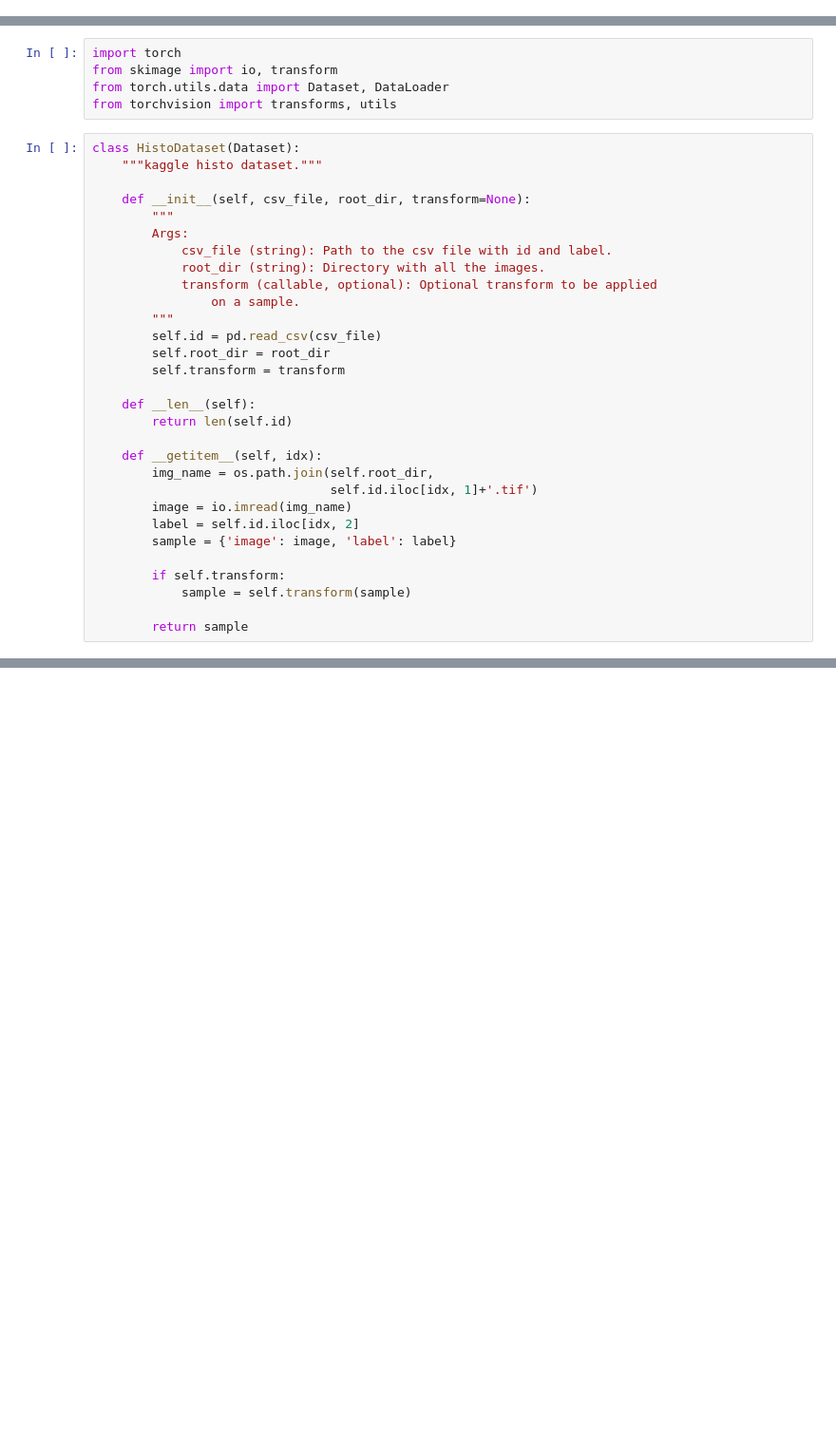
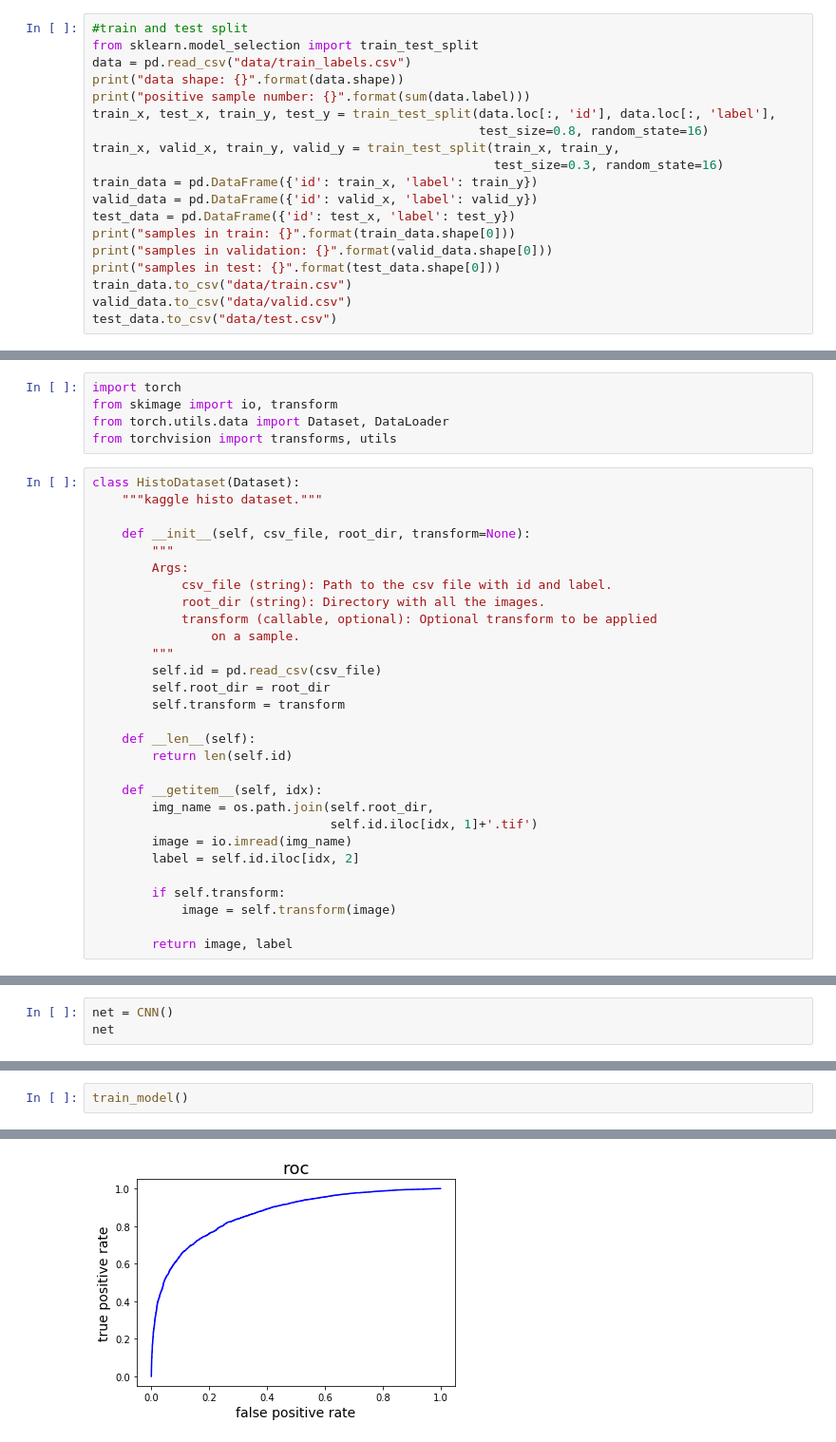
Before and after one commit to xgu60/Kaggle_Histopathologic_Cancer_Detection, a Jupyter notebook: kaggle_histo.ipynb, the cells around one changed output, grey strips where cells are left out. Shown at 95% size. Cells and saved outputs as stored; diff of their text form; blank space fills up the shorter version.

Commit message:
net structure and start training

```diff
--- a/kaggle_histo.ipynb
+++ b/kaggle_histo.ipynb
@@ -75,0 +46,19 @@ test_data.to_csv("data/test.csv")
+# %%
+#train and test split
+from sklearn.model_selection import train_test_split
+data = pd.read_csv("data/train_labels.csv")
+print("data shape: {}".format(data.shape))
+print("positive sample number: {}".format(sum(data.label)))
+train_x, test_x, train_y, test_y = train_test_split(data.loc[:, 'id'], data.loc[:, 'label'],
+                                                    test_size=0.8, random_state=16)
+train_x, valid_x, train_y, valid_y = train_test_split(train_x, train_y,
+                                                      test_size=0.3, random_state=16)
+train_data = pd.DataFrame({'id': train_x, 'label': train_y})
+valid_data = pd.DataFrame({'id': valid_x, 'label': valid_y})
+test_data = pd.DataFrame({'id': test_x, 'label': test_y})
+print("samples in train: {}".format(train_data.shape[0]))
+print("samples in validation: {}".format(valid_data.shape[0]))
+print("samples in test: {}".format(test_data.shape[0]))
+train_data.to_csv("data/train.csv")
+valid_data.to_csv("data/valid.csv")
+test_data.to_csv("data/test.csv")
@@ -104,10 +106,9 @@ class HistoDataset(Dataset):
                                 self.id.iloc[idx, 1]+'.tif')
         image = io.imread(img_name)
         label = self.id.iloc[idx, 2]
-        sample = {'image': image, 'label': label}
 
         if self.transform:
-            sample = self.transform(sample)
+            image = self.transform(image)
 
-        return sample
+        return image, label
 # %%
@@ -134,0 +181,3 @@ ds.__getitem__(100)
+# %%
+net = CNN()
+net
@@ -134,0 +275,3 @@ ds.__getitem__(100)
+# %%
+train_model()
+# %% [output]
@@ -134,0 +280 @@ ds.__getitem__(100)
+[figure, added]
```
Also changed, not shown: parts of 15 cells of this notebook.
